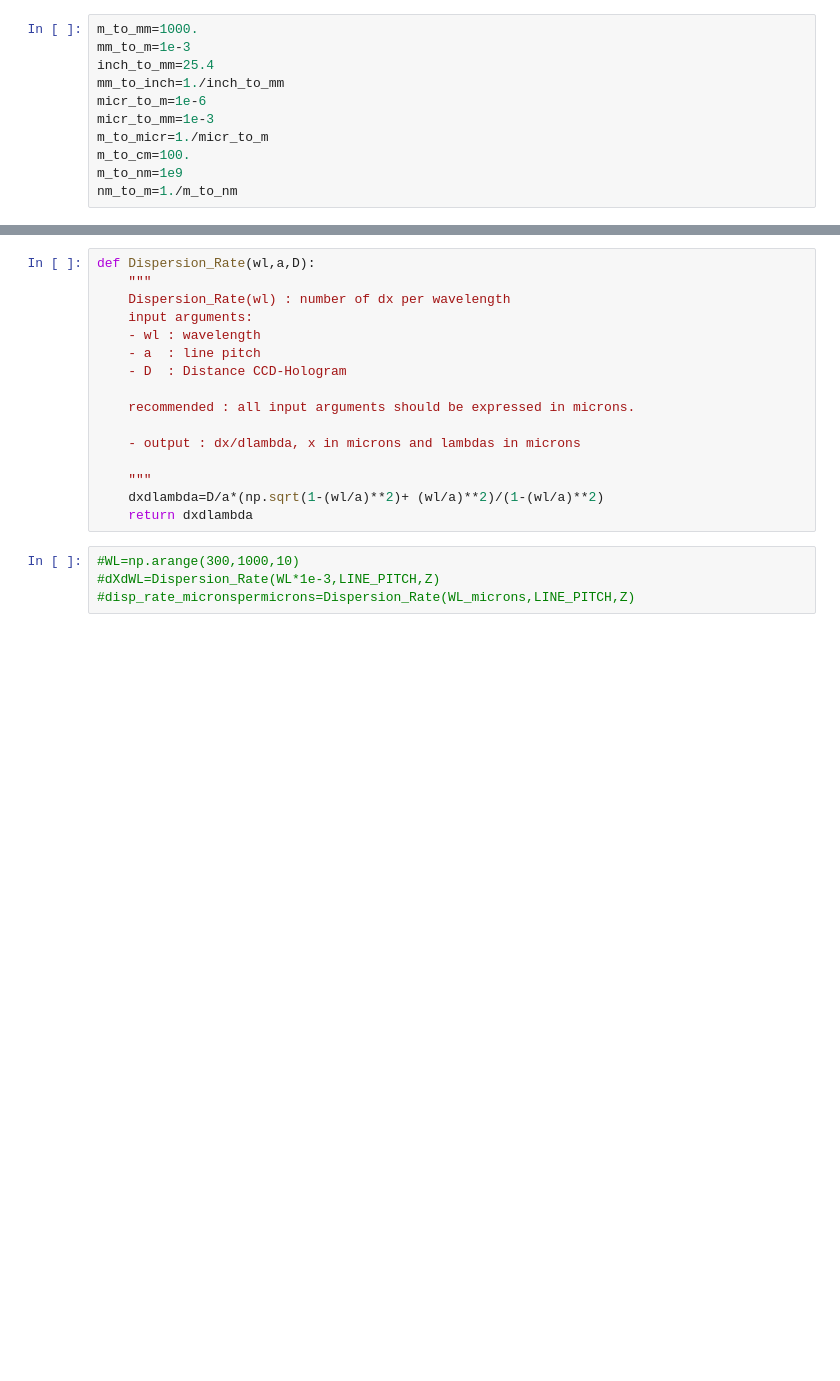
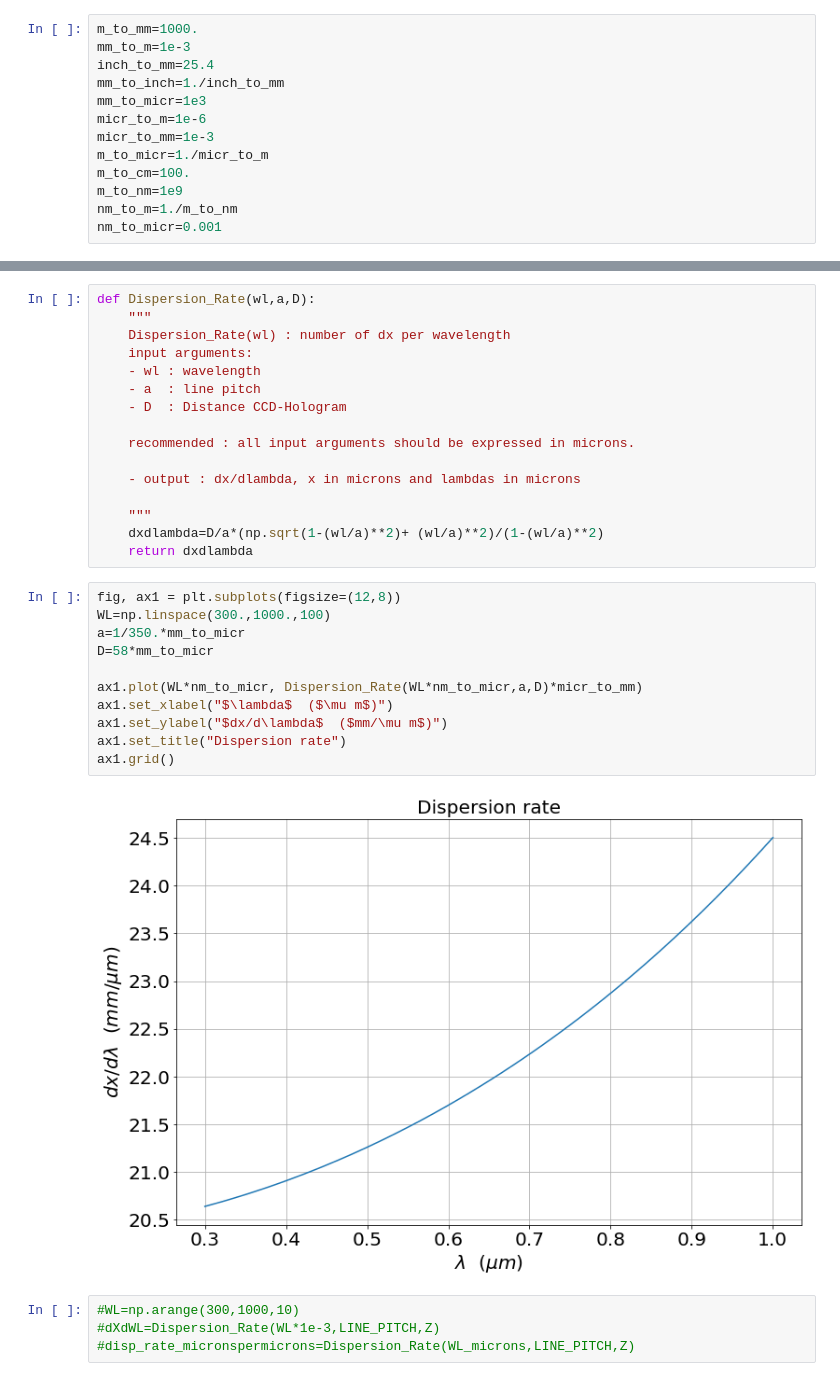
Before and after one commit to sylvielsstfr/OpticSimWthB4, a Jupyter notebook: DrawPSF/notebooks/DrawResolution.ipynb, the cells around one changed output, grey strips where cells are left out. Cells and saved outputs as stored; diff of their text form; blank space fills up the shorter version.

```diff
--- a/DrawPSF/notebooks/DrawResolution.ipynb
+++ b/DrawPSF/notebooks/DrawResolution.ipynb
@@ -35,12 +35,14 @@ m_to_mm=1000.
 mm_to_m=1e-3
 inch_to_mm=25.4
 mm_to_inch=1./inch_to_mm
+mm_to_micr=1e3
 micr_to_m=1e-6
 micr_to_mm=1e-3
 m_to_micr=1./micr_to_m
 m_to_cm=100.
 m_to_nm=1e9
 nm_to_m=1./m_to_nm
+nm_to_micr=0.001
 # %%
 arcdeg_to_arcmin=60.
 arcmin_to_arcdeg=1./arcdeg_to_arcmin
@@ -96,6 +98,19 @@ def Dispersion_Rate(wl,a,D):
     """
     dxdlambda=D/a*(np.sqrt(1-(wl/a)**2)+ (wl/a)**2)/(1-(wl/a)**2)
     return dxdlambda
+# %%
+fig, ax1 = plt.subplots(figsize=(12,8))
+WL=np.linspace(300.,1000.,100)
+a=1/350.*mm_to_micr
+D=58*mm_to_micr
+
+ax1.plot(WL*nm_to_micr, Dispersion_Rate(WL*nm_to_micr,a,D)*micr_to_mm)
+ax1.set_xlabel("$\lambda$  ($\mu m$)")
+ax1.set_ylabel("$dx/d\lambda$  ($mm/\mu m$)")
+ax1.set_title("Dispersion rate")
+ax1.grid()
+# %% [output]
+[figure, added]
 # %%
 #WL=np.arange(300,1000,10)
 #dXdWL=Dispersion_Rate(WL*1e-3,LINE_PITCH,Z)
```
Also changed, not shown: parts of 6 cells of this notebook, 1 other file.
